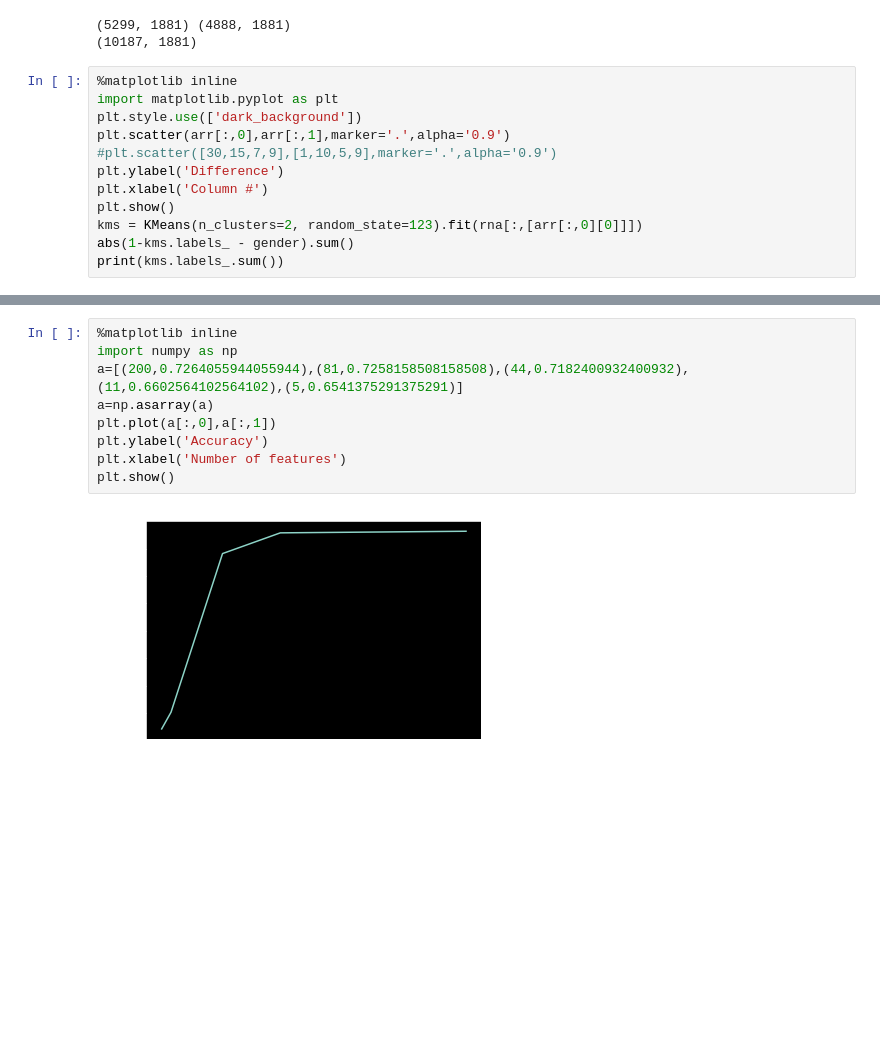
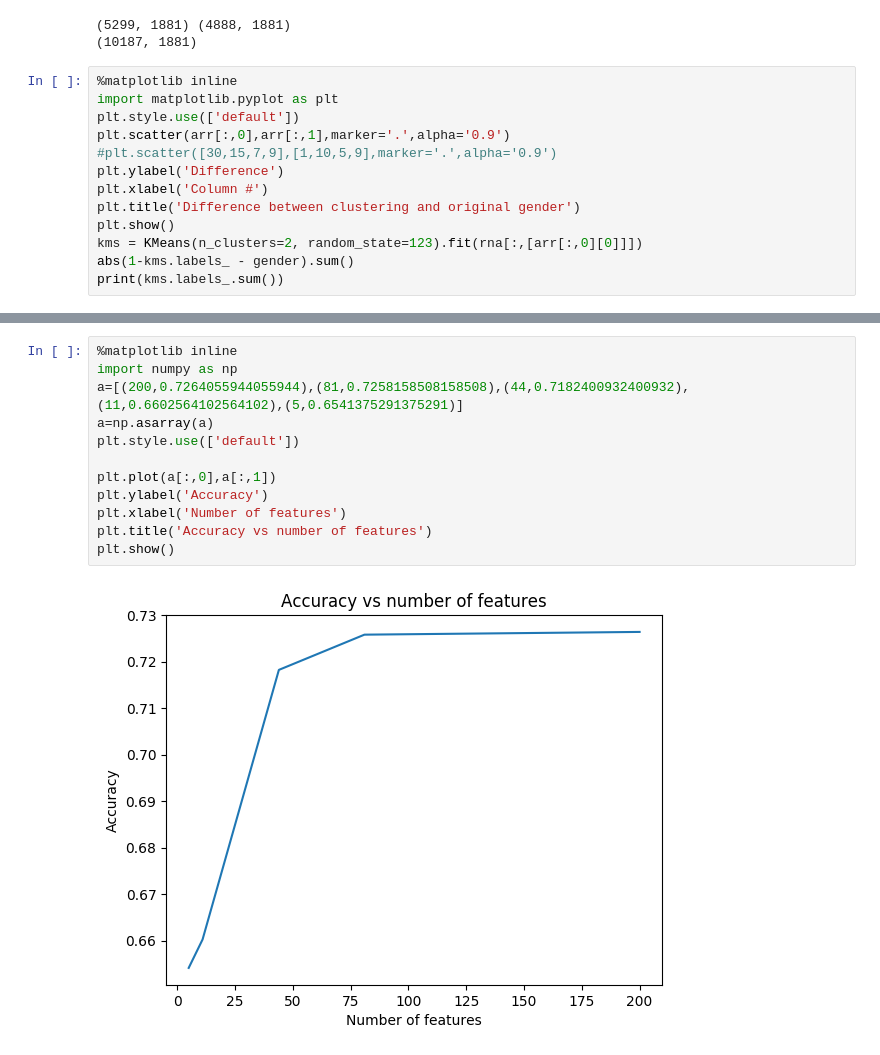
Before and after one commit to uscwy/ee542lab10, a Jupyter notebook: src/correlation.ipynb, the cells around one changed output, grey strips where cells are left out. Drawn from its saved outputs; the diff is of its cells as text; blank space fills up the shorter version.

```diff
--- a/src/correlation.ipynb
+++ b/src/correlation.ipynb
@@ -80,11 +78,12 @@ X_data2=X_data.astype("float32")
 # %%
 %matplotlib inline
 import matplotlib.pyplot as plt
-plt.style.use(['dark_background'])
+plt.style.use(['default'])
 plt.scatter(arr[:,0],arr[:,1],marker='.',alpha='0.9')
 #plt.scatter([30,15,7,9],[1,10,5,9],marker='.',alpha='0.9')
 plt.ylabel('Difference')
 plt.xlabel('Column #')
+plt.title('Difference between clustering and original gender')
 plt.show()
 kms = KMeans(n_clusters=2, random_state=123).fit(rna[:,[arr[:,0][0]]])
 abs(1-kms.labels_ - gender).sum()
@@ -95,14 +94,17 @@ print(kms.labels_.sum())
 # %%
 %matplotlib inline
 import numpy as np
 a=[(200,0.7264055944055944),(81,0.7258158508158508),(44,0.7182400932400932),(11,0.6602564102564102),(5,0.6541375291375291)]
 a=np.asarray(a)
+plt.style.use(['default'])
+
 plt.plot(a[:,0],a[:,1])
 plt.ylabel('Accuracy')
 plt.xlabel('Number of features')
+plt.title('Accuracy vs number of features')
 plt.show()
 # %% [output]
-[figure, old version]
+[figure, new version]
 # %%
 %matplotlib inline
 import pandas as pd
```
Also changed, not shown: parts of 5 cells of this notebook.
